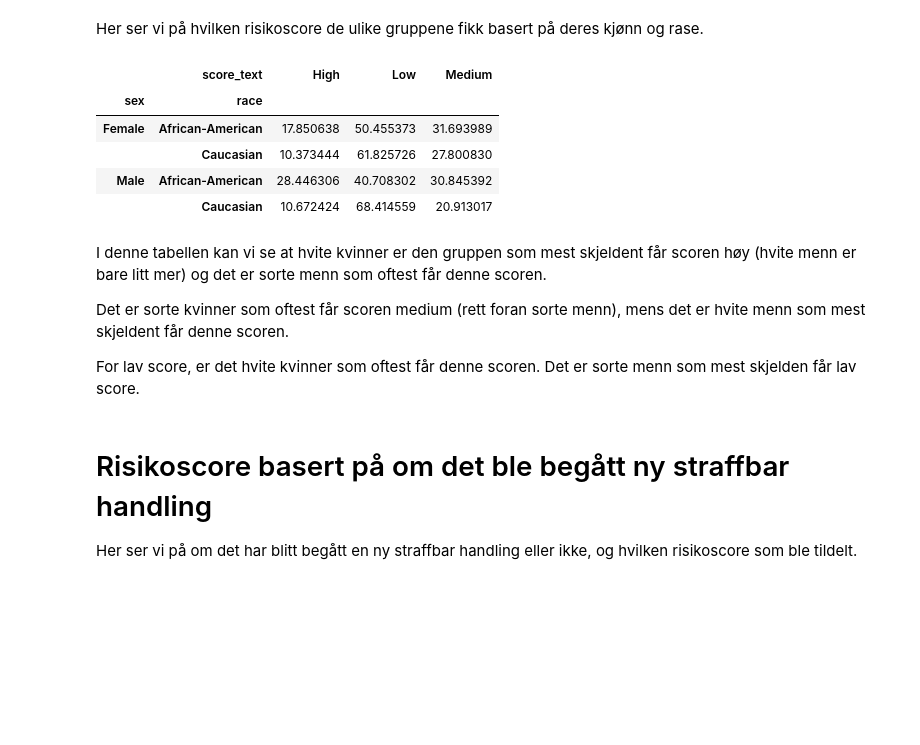
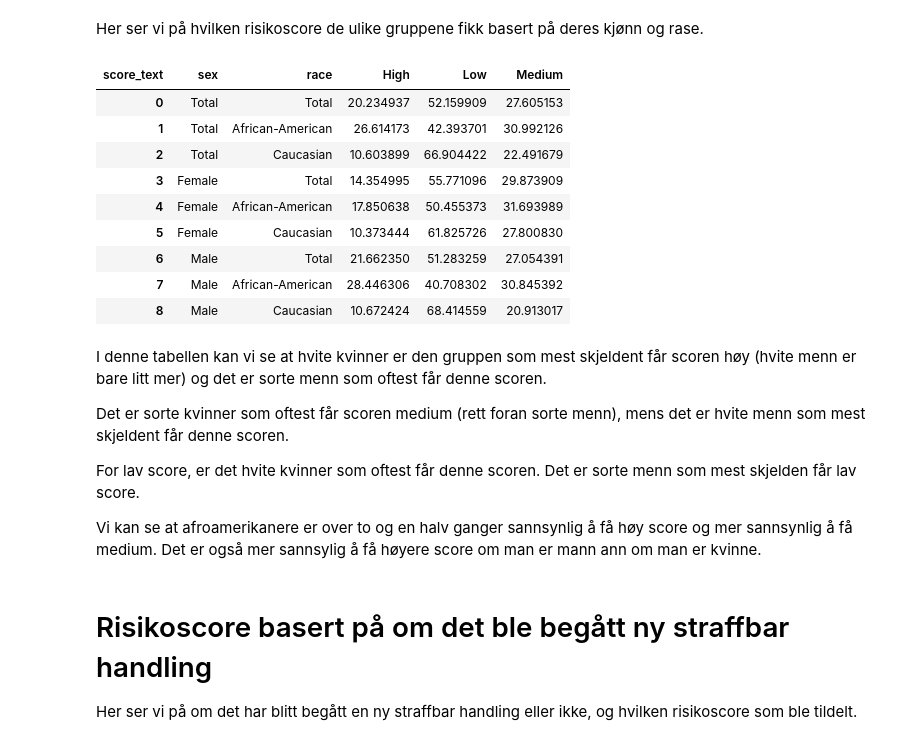
Before and after one commit to julsofpet/HON2200, a Jupyter notebook: notebooks/compas.ipynb, the cells around one changed output. Drawn from its saved outputs; the diff is of its cells as text; code cells hidden in the pictures; blank space fills up the shorter version.

```diff
--- a/notebooks/compas.ipynb
+++ b/notebooks/compas.ipynb
@@ -168,28 +194,44 @@ Den gruppen som begikk flest nye lovbrudd var sorte menn, som var det samme som
 # Risikoscore basert på kjønn og rase
 # %% [markdown]
 Her ser vi på hvilken risikoscore de ulike gruppene fikk basert på deres kjønn og rase.
-# %%
-# Tar kun med hvite og sorte individer
-risikoscore = data[data['race'].isin(['Caucasian','African-American'])]
-
-# Legger sammen hvor mange i hver gruppe fikk de ulike scorene
-andel_score = risikoscore.groupby(['sex', 'race'])['score_text'].value_counts(normalize=True).unstack(fill_value=0) * 100
-
-# Viser tabell
-andel_score
-# %% [output]
-|  | score_text | High | Low | Medium |
-| sex | race |  |  |  |
-| Female | African-American | 17.850638 | 50.455373 | 31.693989 |
-|  | Caucasian | 10.373444 | 61.825726 | 27.800830 |
-| Male | African-American | 28.446306 | 40.708302 | 30.845392 |
-|  | Caucasian | 10.672424 | 68.414559 | 20.913017 |
+# %%
+# Teller opp hvor mange fikk hver score i hver kategori
+sex_race = data.groupby(['sex', 'race', 'score_text']).size().reset_index(name='count')
+sex = data.groupby(['sex', 'score_text']).size().reset_index(name='count')
+race = data.groupby(['race', 'score_text']).size().reset_index(name='count')
+tots = data.groupby(['score_text']).size().reset_index(name='count')
+andel_score = pd.concat([sex_race,sex])
+andel_score = pd.concat([andel_score,race])
+andel_score = pd.concat([andel_score,tots])
+
+# Fikser df
+andel_score = andel_score.pivot(index=['sex', 'race'], columns='score_text', values='count')
+andel_score = andel_score.reset_index()
+andel_score = andel_score.fillna('Total')
+
+# Regne ut prosent
+andel_score[['Low', 'Medium', 'High']] = andel_score[['Low', 'Medium', 'High']].div(andel_score[['Low', 'Medium', 'High']].sum(axis=1), axis=0) * 100
+
+display(andel_score)
+# %% [output]
+| score_text | sex | race | High | Low | Medium |
+| 0 | Total | Total | 20.234937 | 52.159909 | 27.605153 |
+| 1 | Total | African-American | 26.614173 | 42.393701 | 30.992126 |
+| 2 | Total | Caucasian | 10.603899 | 66.904422 | 22.491679 |
+| 3 | Female | Total | 14.354995 | 55.771096 | 29.873909 |
+| 4 | Female | African-American | 17.850638 | 50.455373 | 31.693989 |
+| 5 | Female | Caucasian | 10.373444 | 61.825726 | 27.800830 |
+| 6 | Male | Total | 21.662350 | 51.283259 | 27.054391 |
+| 7 | Male | African-American | 28.446306 | 40.708302 | 30.845392 |
+| 8 | Male | Caucasian | 10.672424 | 68.414559 | 20.913017 |
 # %% [markdown]
 I denne tabellen kan vi se at hvite kvinner er den gruppen som mest skjeldent får scoren høy (hvite menn er bare litt mer) og det er sorte menn som oftest får denne scoren.
 
 Det er sorte kvinner som oftest får scoren medium (rett foran sorte menn), mens det er hvite menn som mest skjeldent får denne scoren.
 
 For lav score, er det hvite kvinner som oftest får denne scoren. Det er sorte menn som mest skjelden får lav score.
+
+Vi kan se at afroamerikanere er over to og en halv ganger sannsynlig å få høy score og mer sannsynlig å få medium. Det er også mer sannsylig å få høyere score om man er mann ann om man er kvinne.
 # %% [markdown]
 # Risikoscore basert på om det ble begått ny straffbar handling
 
```
Also changed, not shown: parts of 12 cells of this notebook.
